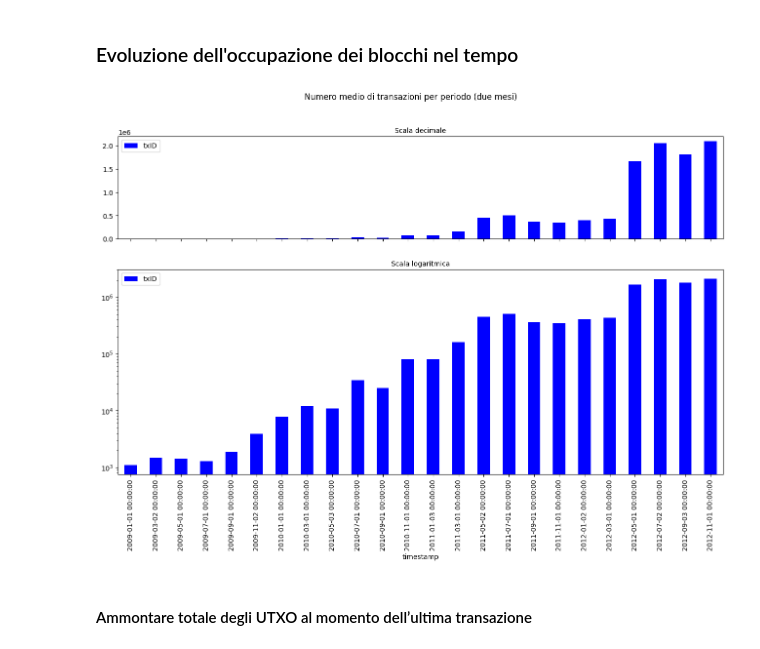
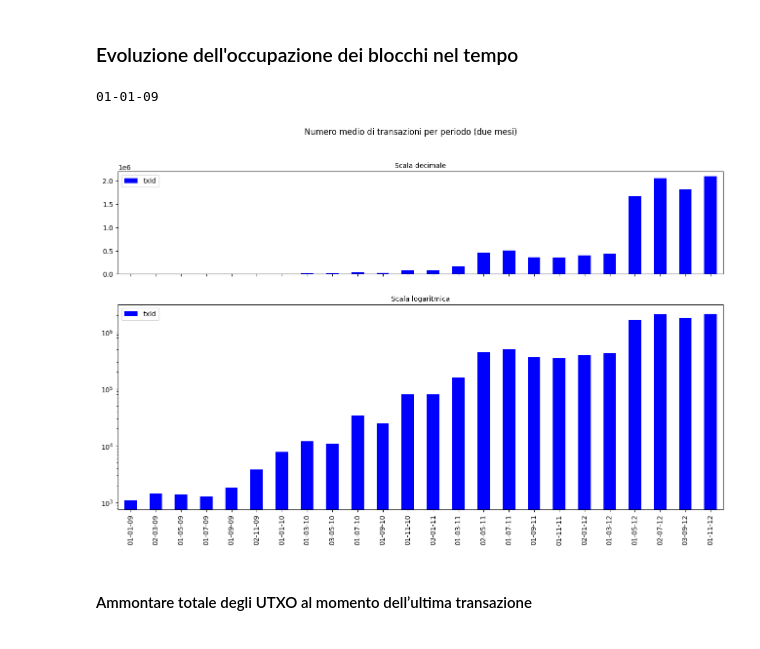
Before and after one commit to FlavRomano/CRAFTY, a Jupyter notebook: main.ipynb, the cells around one changed output. Saved outputs shown, nothing was run; the diff lists cells and outputs as text; code cells hidden in the pictures.

```diff
--- a/main.ipynb
+++ b/main.ipynb
@@ -58,23 +58,27 @@ plt.show()
 # %% [markdown]
 ### Evoluzione dell'occupazione dei blocchi nel tempo
 # %%
-avg_transactions_per_period = transactions[["timestamp", 'txID']].resample(
+avg_transactions_per_period = transactions[["timestamp", 'txId']].resample(
     '2BMS', on="timestamp").count()
+
+avg_transactions_per_period.index = [date.strftime("%d-%m-%y") for date in avg_transactions_per_period.index]
 
 fig, axes = plt.subplots(nrows=2, ncols=1, sharex=True, figsize=(
     16, 9), gridspec_kw={'height_ratios': [1, 2]})
 fig.suptitle("Numero medio di transazioni per periodo (due mesi)")
-
 avg_transactions_per_period.plot(ax=axes[0], kind="bar", color="blue")
 axes[0].set_title("Scala decimale", fontsize=10)
+
+print(avg_transactions_per_period.index[0])
 
 avg_transactions_per_period.plot(ax=axes[1], kind="bar", color="blue")
 axes[1].set_title("Scala logaritmica", fontsize=10)
 plt.yscale("log")
 
 plt.show()
 # %% [output]
+01-01-09
-[figure, old version]
+[figure, new version]
 # %% [markdown]
 #### Ammontare totale degli UTXO al momento dell’ultima transazione
 # %%
```
Also changed, not shown: parts of 5 cells of this notebook.
